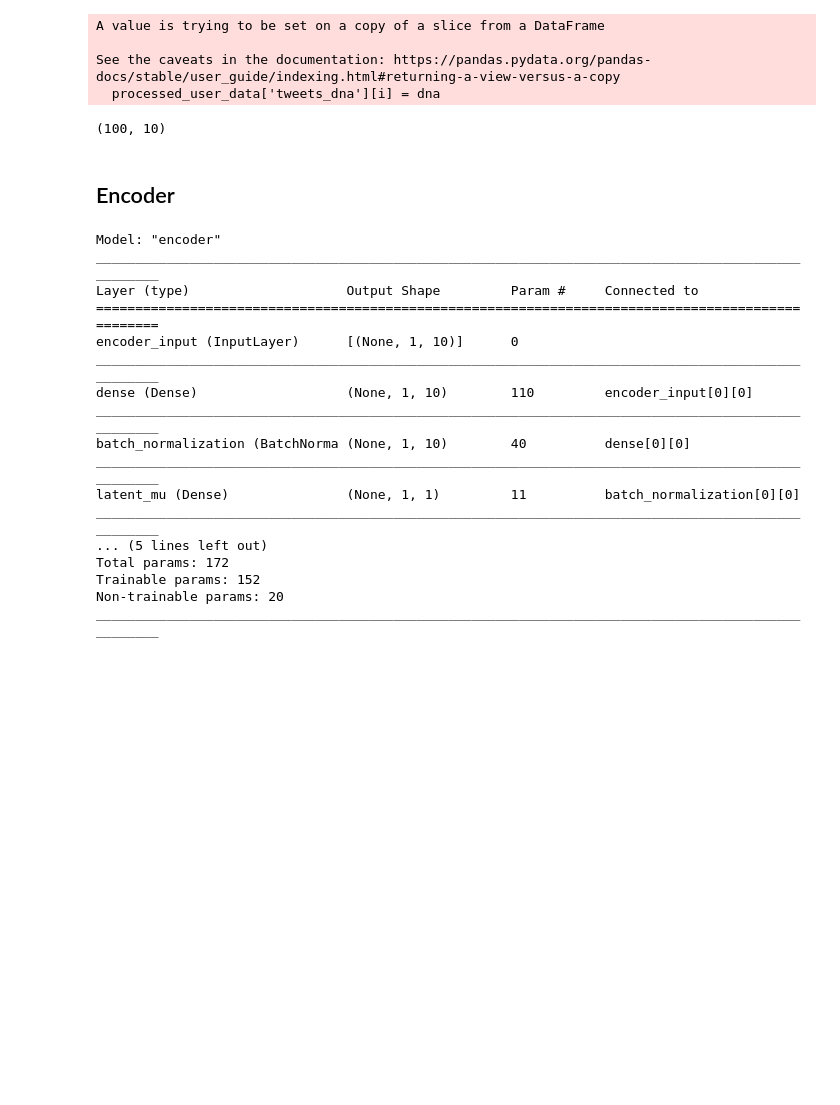
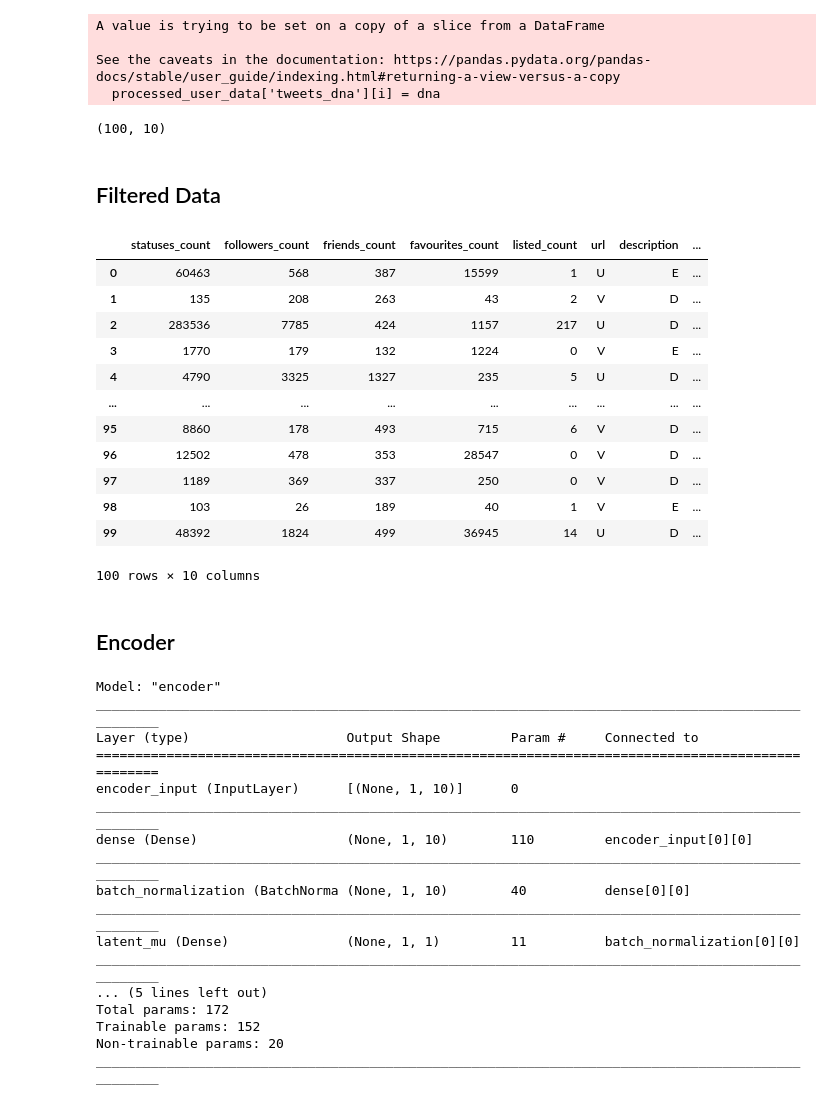
Before and after one commit to UsamaMalick/Spotting-Fake-users-on-Twitter, a Jupyter notebook: notebooks/sfuot.ipynb, the cells around one changed output. Cells and saved outputs as stored; diff of their text form; code cells hidden in the pictures; blank space fills up the shorter version.

```diff
--- a/notebooks/sfuot.ipynb
+++ b/notebooks/sfuot.ipynb
@@ -123,6 +123,24 @@ latent_dim = 1
 input_train.shape
 # %% [output]
 (100, 10)
+# %% [markdown]
+## Filtered Data
+# %%
+twitter_account
+# %% [output]
+|  | statuses_count | followers_count | friends_count | favourites_count | listed_count | url | description | ... |
+| 0 | 60463 | 568 | 387 | 15599 | 1 | U | E | ... |
+| 1 | 135 | 208 | 263 | 43 | 2 | V | D | ... |
+| 2 | 283536 | 7785 | 424 | 1157 | 217 | U | D | ... |
+| 3 | 1770 | 179 | 132 | 1224 | 0 | V | E | ... |
+| 4 | 4790 | 3325 | 1327 | 235 | 5 | U | D | ... |
+| ... | ... | ... | ... | ... | ... | ... | ... | ... |
+| 95 | 8860 | 178 | 493 | 715 | 6 | V | D | ... |
+| 96 | 12502 | 478 | 353 | 28547 | 0 | V | D | ... |
+| 97 | 1189 | 369 | 337 | 250 | 0 | V | D | ... |
+| 98 | 103 | 26 | 189 | 40 | 1 | V | E | ... |
+| 99 | 48392 | 1824 | 499 | 36945 | 14 | U | D | ... |
+100 rows × 10 columns
 # %% [markdown]
 ## Encoder
 # %%
```
Also changed, not shown: parts of 5 cells of this notebook.
